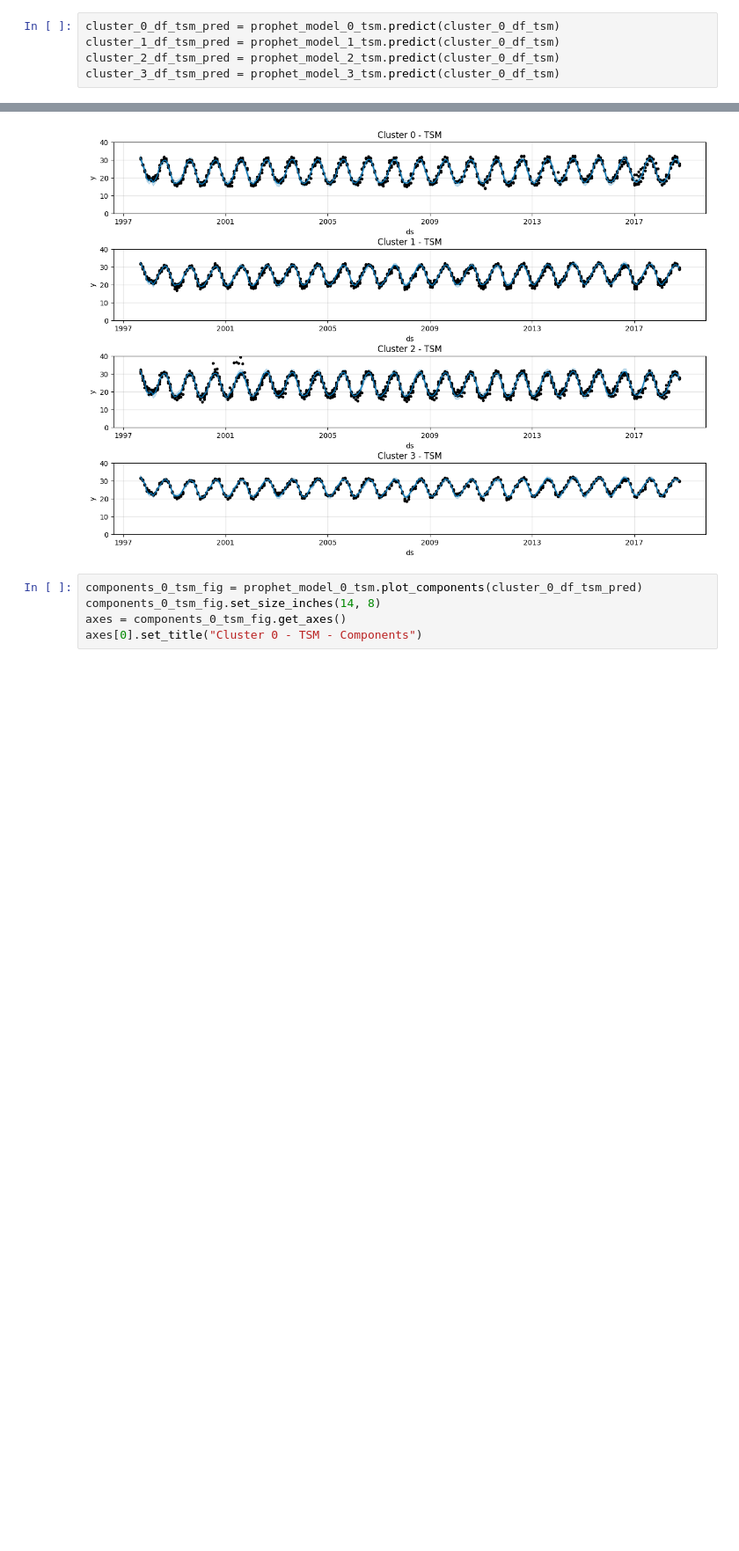
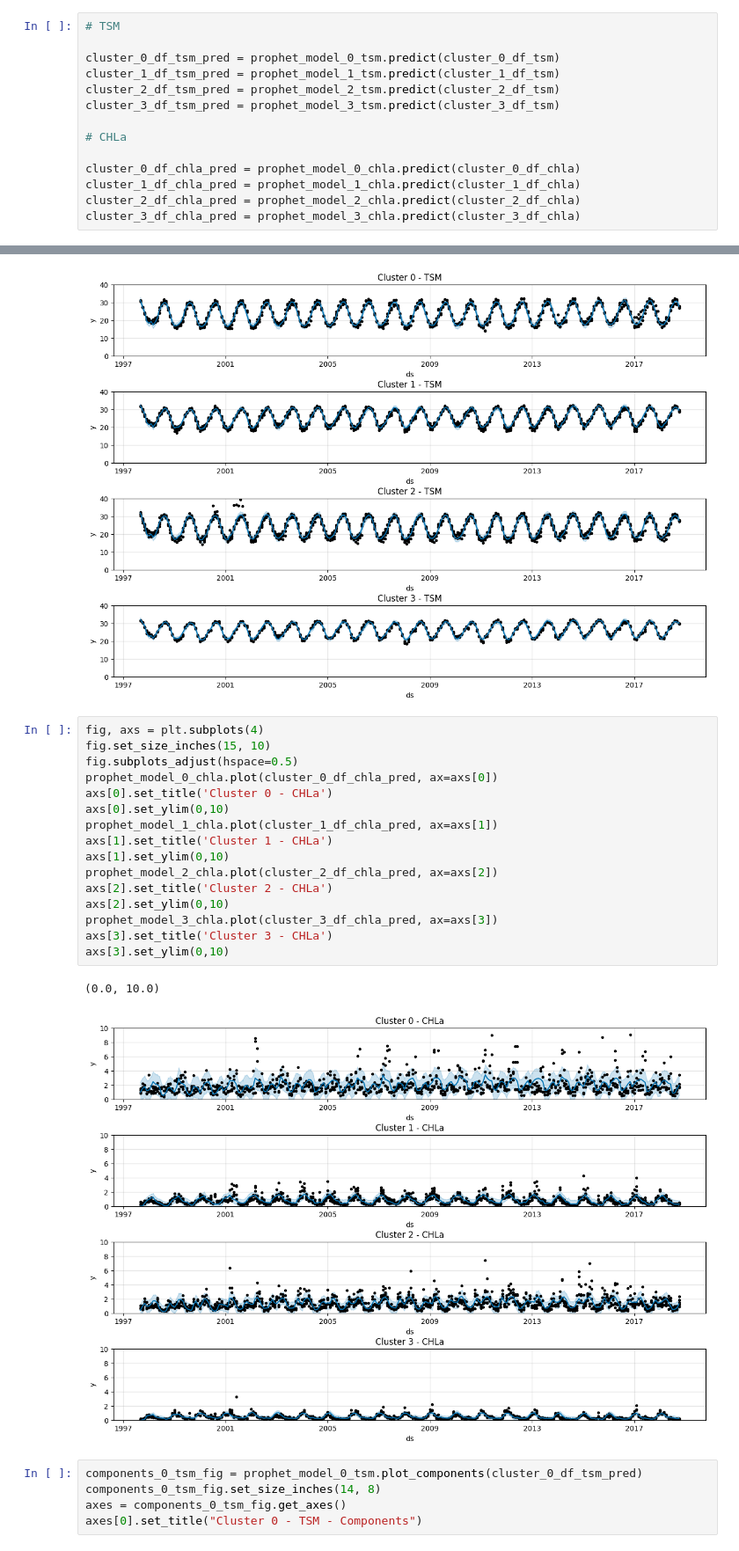
Before and after one commit to tukey-stans/ae-oceanografia-golfo-cali, a Jupyter notebook: notebooks/MACS/MACS_time_series.ipynb, the cells around one changed output, grey strips where cells are left out. Shown at 88% size. Saved outputs shown, nothing was run; the diff lists cells and outputs as text; blank space fills up the shorter version.

Commit message:
Added CHLa Prophet models

```diff
--- a/notebooks/MACS/MACS_time_series.ipynb
+++ b/notebooks/MACS/MACS_time_series.ipynb
@@ -231,9 +248,18 @@ prophet_model_3_tsm.fit(cluster_3_df_tsm)
 <prophet.forecaster.Prophet at 0x...>
 # %%
+# TSM
+
 cluster_0_df_tsm_pred = prophet_model_0_tsm.predict(cluster_0_df_tsm)
-cluster_1_df_tsm_pred = prophet_model_1_tsm.predict(cluster_0_df_tsm)
-cluster_2_df_tsm_pred = prophet_model_2_tsm.predict(cluster_0_df_tsm)
-cluster_3_df_tsm_pred = prophet_model_3_tsm.predict(cluster_0_df_tsm)
+cluster_1_df_tsm_pred = prophet_model_1_tsm.predict(cluster_1_df_tsm)
+cluster_2_df_tsm_pred = prophet_model_2_tsm.predict(cluster_2_df_tsm)
+cluster_3_df_tsm_pred = prophet_model_3_tsm.predict(cluster_3_df_tsm)
+
+# CHLa
+
+cluster_0_df_chla_pred = prophet_model_0_chla.predict(cluster_0_df_chla)
+cluster_1_df_chla_pred = prophet_model_1_chla.predict(cluster_1_df_chla)
+cluster_2_df_chla_pred = prophet_model_2_chla.predict(cluster_2_df_chla)
+cluster_3_df_chla_pred = prophet_model_3_chla.predict(cluster_3_df_chla)
 # %%
 fig, axs = plt.subplots(4)
 fig.set_size_inches(15, 10)
@@ -253,6 +279,25 @@ axs[3].set_ylim(0,40)
 # %% [output]
 (0.0, 40.0)
 [figure]
+# %%
+fig, axs = plt.subplots(4)
+fig.set_size_inches(15, 10)
+fig.subplots_adjust(hspace=0.5)
+prophet_model_0_chla.plot(cluster_0_df_chla_pred, ax=axs[0])
+axs[0].set_title('Cluster 0 - CHLa')
+axs[0].set_ylim(0,10)
+prophet_model_1_chla.plot(cluster_1_df_chla_pred, ax=axs[1])
+axs[1].set_title('Cluster 1 - CHLa')
+axs[1].set_ylim(0,10)
+prophet_model_2_chla.plot(cluster_2_df_chla_pred, ax=axs[2])
+axs[2].set_title('Cluster 2 - CHLa')
+axs[2].set_ylim(0,10)
+prophet_model_3_chla.plot(cluster_3_df_chla_pred, ax=axs[3])
+axs[3].set_title('Cluster 3 - CHLa')
+axs[3].set_ylim(0,10)
+# %% [output]
+(0.0, 10.0)
+[figure, added]
 # %%
 components_0_tsm_fig = prophet_model_0_tsm.plot_components(cluster_0_df_tsm_pred)
 components_0_tsm_fig.set_size_inches(14, 8)
```
Also changed, not shown: parts of 6 cells of this notebook.
